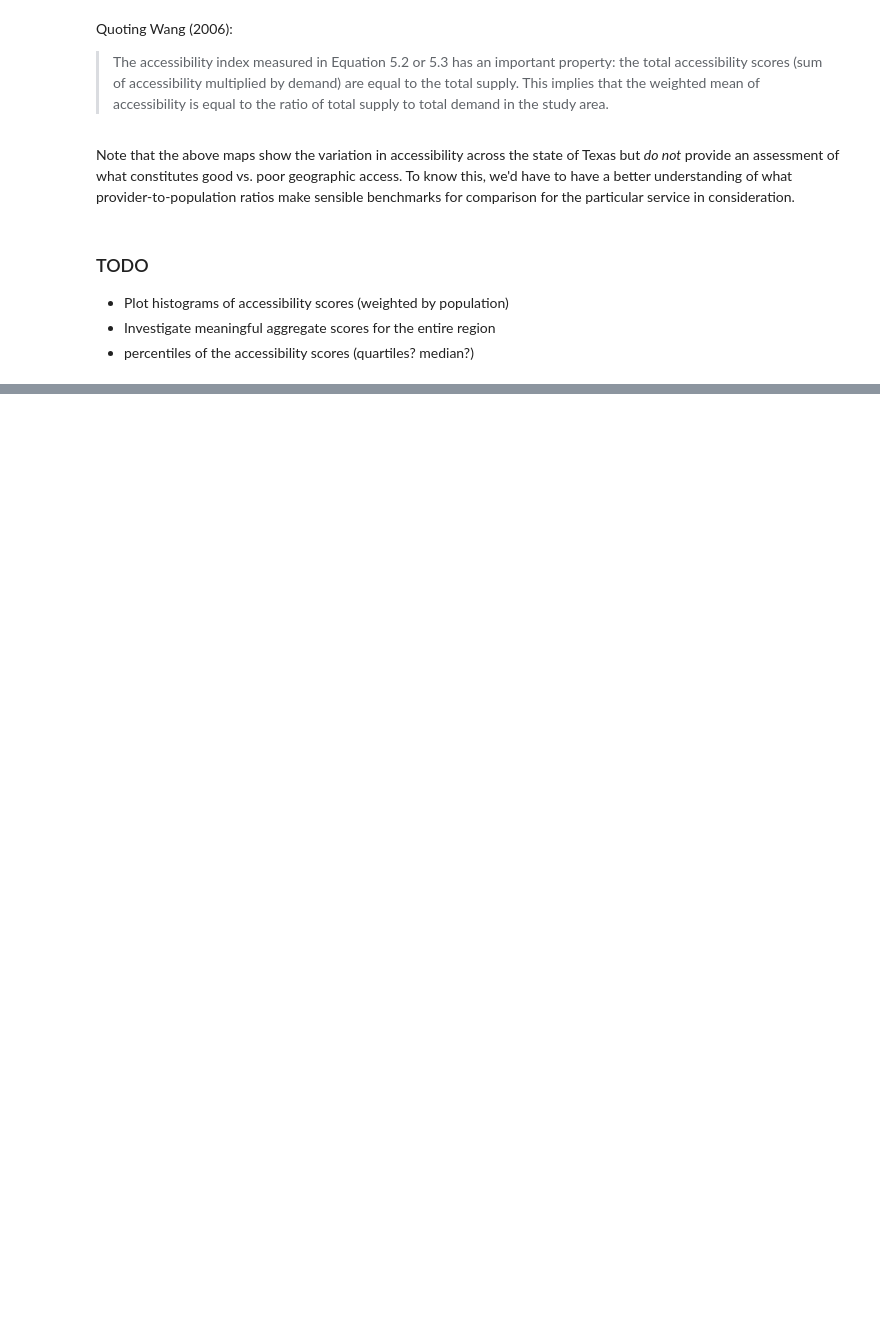
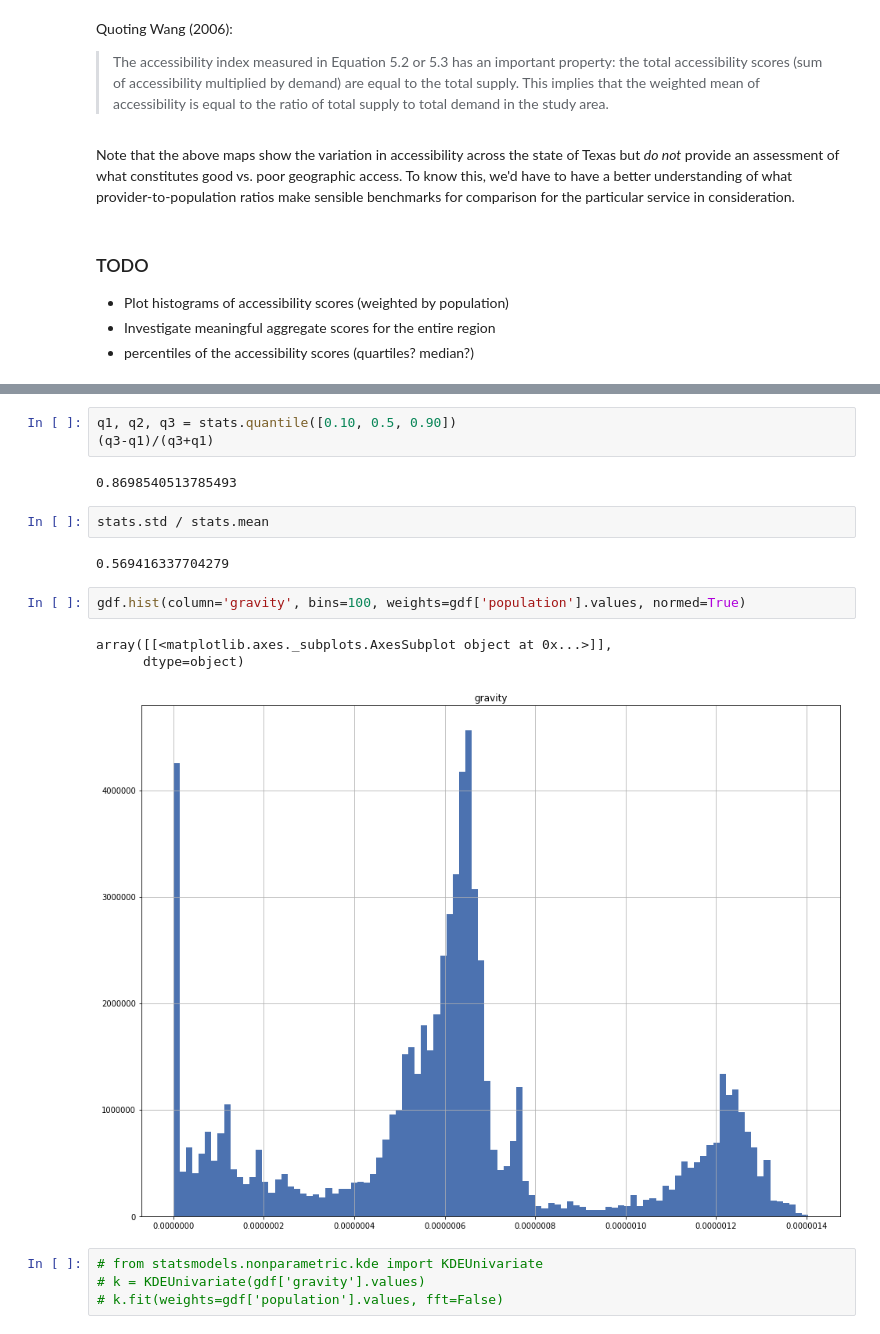
Before and after one commit to bayesimpact/encompass, a Jupyter notebook: explorer/notebooks/gravity.ipynb, the cells around one changed output, grey strips where cells are left out. Drawn from its saved outputs; the diff is of its cells as text; blank space fills up the shorter version.

```diff
--- a/explorer/notebooks/gravity.ipynb
+++ b/explorer/notebooks/gravity.ipynb
@@ -495,0 +527,19 @@ Note that the above maps show the variation in accessibility across the state of
+# %%
+q1, q2, q3 = stats.quantile([0.10, 0.5, 0.90])
+(q3-q1)/(q3+q1)
+# %% [output]
+0.8698540513785493
+# %%
+stats.std / stats.mean
+# %% [output]
+0.569416337704279
+# %%
+gdf.hist(column='gravity', bins=100, weights=gdf['population'].values, normed=True)
+# %% [output]
+array([[<matplotlib.axes._subplots.AxesSubplot object at 0x...>]],
+      dtype=object)
+[figure, added]
+# %%
+# from statsmodels.nonparametric.kde import KDEUnivariate
+# k = KDEUnivariate(gdf['gravity'].values)
+# k.fit(weights=gdf['population'].values, fft=False)
```
Also changed, not shown: parts of 14 cells of this notebook, 4 other files.
